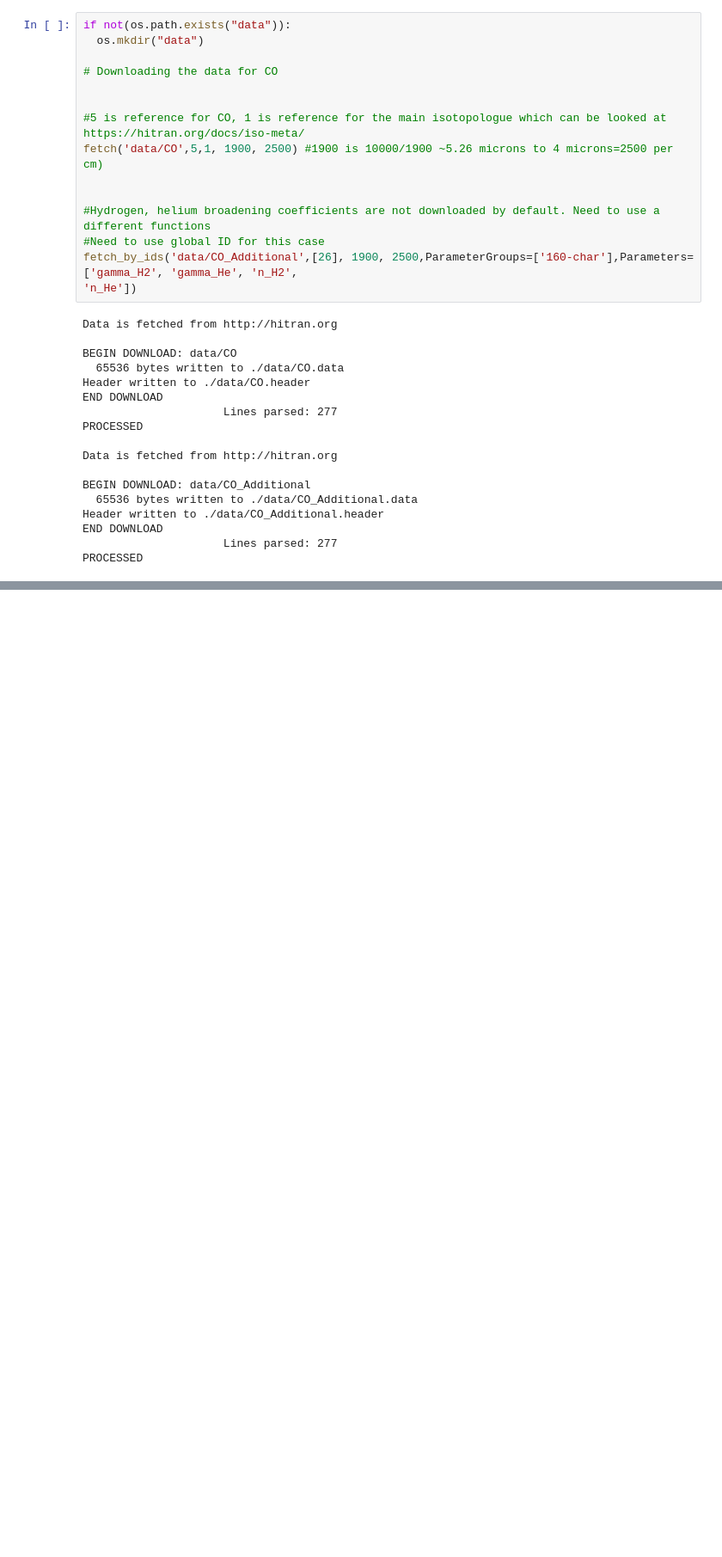
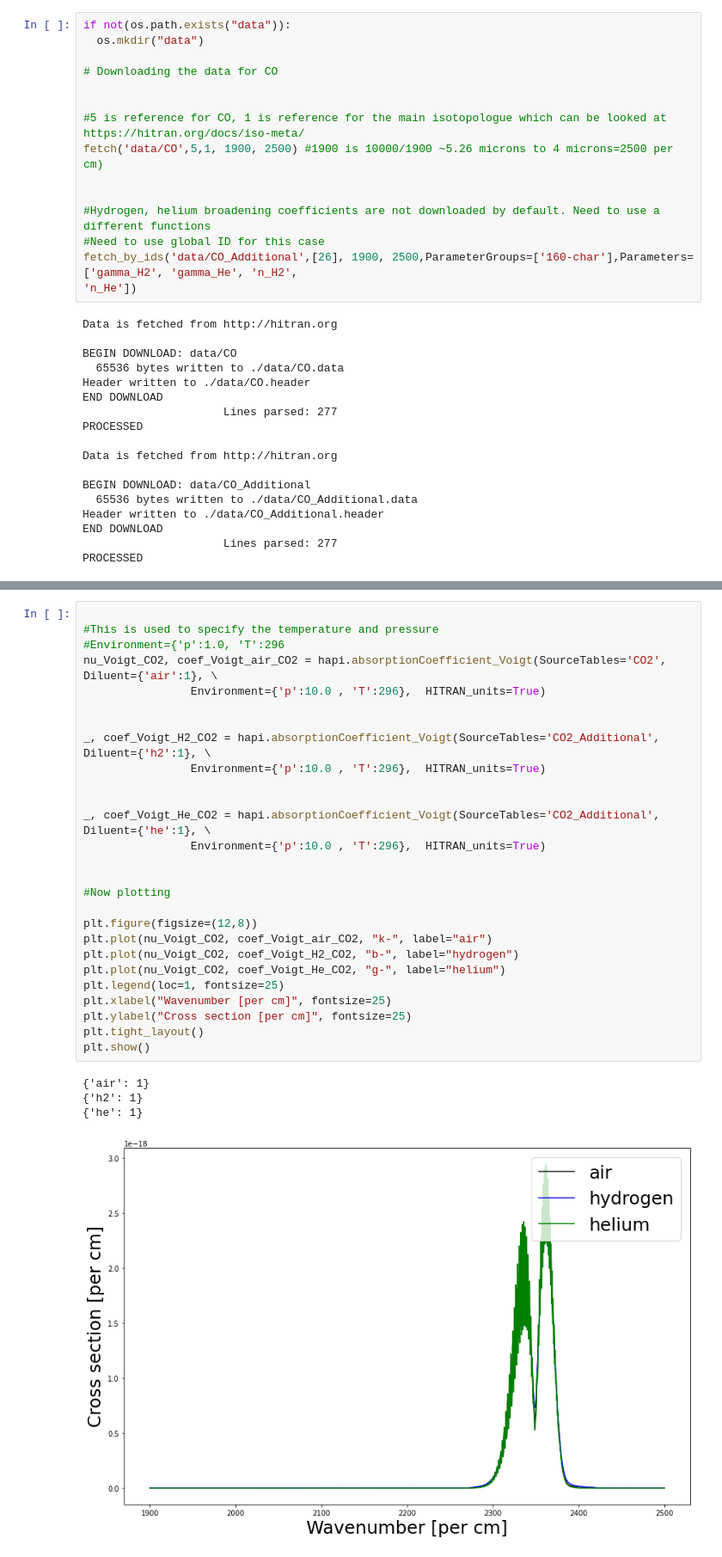
Before and after one commit to prajwal309/HAPI_Tutorial, a Jupyter notebook: Example.ipynb, the cells around one changed output, grey strips where cells are left out. Shown at 86% size. Cells and saved outputs as stored; diff of their text form; blank space fills up the shorter version.

```diff
--- a/Example.ipynb
+++ b/Example.ipynb
@@ -94,0 +127,32 @@ CO_Additional
+# %%
+
+#This is used to specify the temperature and pressure
+#Environment={'p':1.0, 'T':296
+nu_Voigt_CO2, coef_Voigt_air_CO2 = hapi.absorptionCoefficient_Voigt(SourceTables='CO2', Diluent={'air':1}, \
+				Environment={'p':10.0 , 'T':296},  HITRAN_units=True)
+
+
+_, coef_Voigt_H2_CO2 = hapi.absorptionCoefficient_Voigt(SourceTables='CO2_Additional', Diluent={'h2':1}, \
+				Environment={'p':10.0 , 'T':296},  HITRAN_units=True)
+
+
+_, coef_Voigt_He_CO2 = hapi.absorptionCoefficient_Voigt(SourceTables='CO2_Additional', Diluent={'he':1}, \
+				Environment={'p':10.0 , 'T':296},  HITRAN_units=True)
+
+
+#Now plotting
+
+plt.figure(figsize=(12,8))
+plt.plot(nu_Voigt_CO2, coef_Voigt_air_CO2, "k-", label="air")
+plt.plot(nu_Voigt_CO2, coef_Voigt_H2_CO2, "b-", label="hydrogen")
+plt.plot(nu_Voigt_CO2, coef_Voigt_He_CO2, "g-", label="helium")
+plt.legend(loc=1, fontsize=25)
+plt.xlabel("Wavenumber [per cm]", fontsize=25)
+plt.ylabel("Cross section [per cm]", fontsize=25)
+plt.tight_layout()
+plt.show()
+# %% [output]
+{'air': 1}
+{'h2': 1}
+{'he': 1}
+[figure, added]
```
Also changed, not shown: parts of 2 cells of this notebook, 4 other files.
